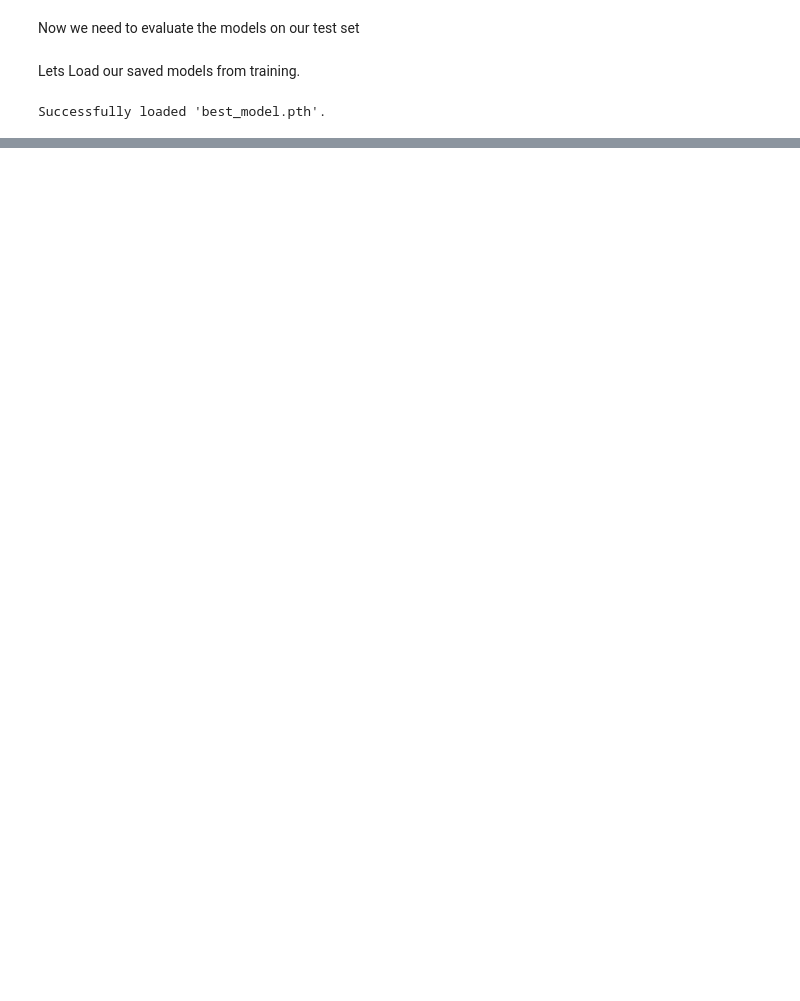
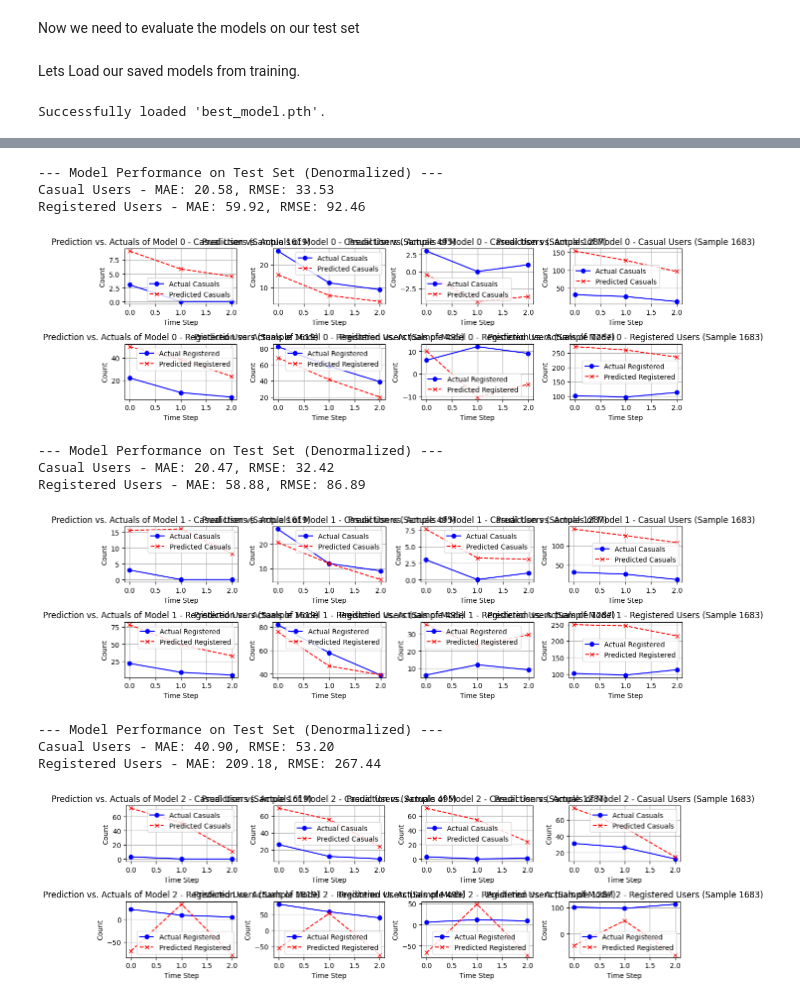
Before and after one commit to dilshan-49/Bike-Sharing-Forecast, a Jupyter notebook: model.ipynb, the cells around one changed output, grey strips where cells are left out. Drawn from its saved outputs; the diff is of its cells as text; code cells hidden in the pictures; blank space fills up the shorter version.

```diff
--- a/model.ipynb
+++ b/model.ipynb
@@ -514,7 +517,7 @@ Successfully loaded 'best_model.pth'.
 preds_1, actuals_1 = evaluate_model(
         model=model_1,
         test_loader=test_loader,
-        loss_fn=nn.MSELoss(),
+        loss_fn=nn.L1Loss(),
         casual_scaler=scaler_c,
         registered_scaler=scaler_r,
         device=device
@@ -529,7 +532,7 @@ After Transform rgistered shape:  (1713, 3)
 preds_2, actuals_2 = evaluate_model(
         model=model_2,
         test_loader=test_loader,
-        loss_fn=nn.MSELoss(),
+        loss_fn=nn.L1Loss(),
         casual_scaler=scaler_c,
         registered_scaler=scaler_r,
         device=device
@@ -540,3 +543,12 @@ outputs shape:  torch.Size([17, 3, 2])
 This should be Batch x Horizon x Feature
 Concatenated shape:  (1713, 3, 2)
 After Transform rgistered shape:  (1713, 3)
+# %%
+preds_3, actuals_3 = evaluate_model(
+        model=model_3,
+        test_loader=test_loader,
+        loss_fn=nn.L1Loss(),
+        casual_scaler=scaler_c,
+        registered_scaler=scaler_r,
+        device=device
+    )
@@ -543,32 +589,47 @@ After Transform rgistered shape:  (1713, 3)
+# %%
+preds = [preds_1,preds_2,preds_3]
+actuals= [actuals_1,actuals_2,actuals_3]
 # %%
 from sklearn.metrics import mean_absolute_error, mean_squared_error
 
-# Reshape to a 1D array for metric calculation
-casual_preds_flat = preds[0].flatten()
-casual_actuals_flat = actuals[0].flatten()
-registered_preds_flat = preds[1].flatten()
-registered_actuals_flat = actuals[1].flatten()
 
-casual_mae = mean_absolute_error(casual_actuals_flat, casual_preds_flat)
-casual_rmse = np.sqrt(mean_squared_error(casual_actuals_flat, casual_preds_flat))
+indices = np.random.randint(1, 1700, 4).tolist()
 
-registered_mae = mean_absolute_error(registered_actuals_flat, registered_preds_flat)
-registered_rmse = np.sqrt(mean_squared_error(registered_actuals_flat, registered_preds_flat))
+for i in range(3):
+    # Reshape to a 1D array for metric calculation
+    casual_preds_flat = preds[i][0].flatten()
+    casual_actuals_flat = actuals[i][0].flatten()
+    registered_preds_flat = preds[i][1].flatten()
+    registered_actuals_flat = actuals[i][1].flatten()
 
-print("\n--- Model Performance on Test Set (Denormalized) ---")
-print(f"Casual Users - MAE: {casual_mae:.2f}, RMSE: {casual_rmse:.2f}")
-print(f"Registered Users - MAE: {registered_mae:.2f}, RMSE: {registered_rmse:.2f}")
+    casual_mae = mean_absolute_error(casual_actuals_flat, casual_preds_flat)
+    casual_rmse = np.sqrt(mean_squared_error(casual_actuals_flat, casual_preds_flat))
 
-# --- 6. Visualize the predictions for a few samples
+    registered_mae = mean_absolute_error(registered_actuals_flat, registered_preds_flat)
+    registered_rmse = np.sqrt(mean_squared_error(registered_actuals_flat, registered_preds_flat))
+
+    print("\n--- Model Performance on Test Set (Denormalized) ---")
+    print(f"Casual Users - MAE: {casual_mae:.2f}, RMSE: {casual_rmse:.2f}")
+    print(f"Registered Users - MAE: {registered_mae:.2f}, RMSE: {registered_rmse:.2f}")
+
+
 # You can change the index to view different samples
-plot_predictions(
-    preds=(casual_preds, registered_preds),
-    actuals=(casual_actuals, registered_actuals),
-    sample_index=0
-)
-
-plot_predictions(
-    preds=(casual_preds, registered_preds),
-    actuals=(casual_actuals, registered_actuals),
-    sample_index=10
-)
+    plot_predictions(
+        preds=preds[i],
+        actuals=actuals[i],
+        sample_indices=indices, # should send exactly 4 indices
+        title="Prediction vs. Actuals of Model "+str(i)
+        )
+# %% [output]
+--- Model Performance on Test Set (Denormalized) ---
+Casual Users - MAE: 20.58, RMSE: 33.53
+Registered Users - MAE: 59.92, RMSE: 92.46
+[figure, added]
+--- Model Performance on Test Set (Denormalized) ---
+Casual Users - MAE: 20.47, RMSE: 32.42
+Registered Users - MAE: 58.88, RMSE: 86.89
+[figure, added]
+--- Model Performance on Test Set (Denormalized) ---
+Casual Users - MAE: 40.90, RMSE: 53.20
+Registered Users - MAE: 209.18, RMSE: 267.44
+[figure, added]
```
Also changed, not shown: parts of 8 cells of this notebook, 2 other files.
